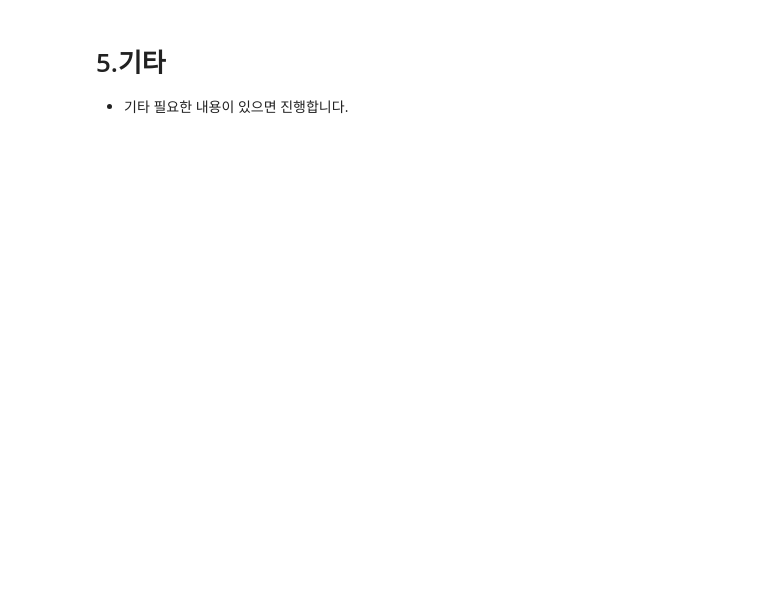
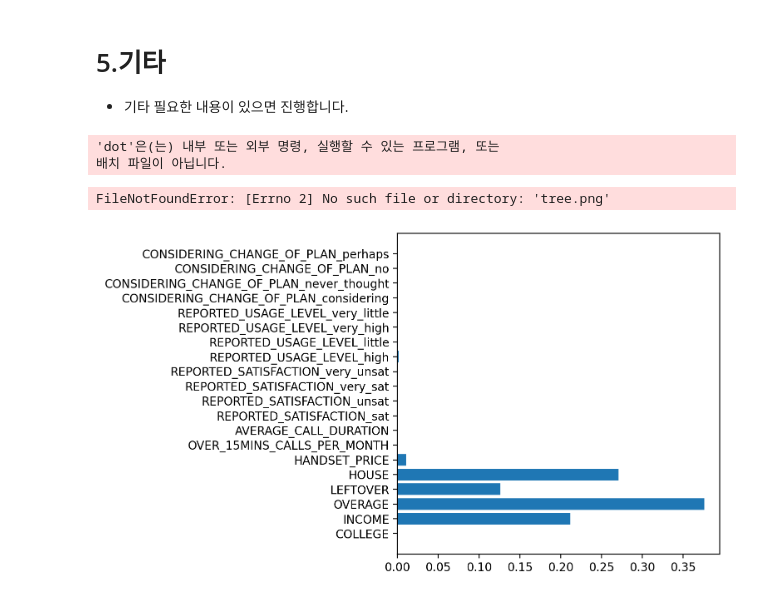
Before and after one commit to junseyeon/Python, a Jupyter notebook: 2023.08.28_머신러닝_실습자료/익히기/실습03_06_결정트리(Mobile).ipynb, the cells around one changed output. Saved outputs shown, nothing was run; the diff lists cells and outputs as text; code cells hidden in the pictures; blank space fills up the shorter version.

```diff
--- a/2023.08.28_머신러닝_실습자료/익히기/실습03_06_결정트리(Mobile).ipynb
+++ b/2023.08.28_머신러닝_실습자료/익히기/실습03_06_결정트리(Mobile).ipynb
@@ -83,10 +146,11 @@ data.corr()
 # %% [markdown]
 **3) 가변수화**
 # %%
-# 가변수화 대상: 'REPORTED_SATISFACTION, REPORTED_USAGE_LEVEL, CONSIDERING_CHANGE_OF_PLAN]
-
+# 가변수화 대상: [REPORTED_SATISFACTION, REPORTED_USAGE_LEVEL, CONSIDERING_CHANGE_OF_PLAN]
+cols = ['REPORTED_SATISFACTION', 'REPORTED_USAGE_LEVEL', 'CONSIDERING_CHANGE_OF_PLAN']
 
 # 가변수화
-
+x = pd.get_dummies( x, columns=cols, drop_first=True)
 
 # 확인
+x.head()
@@ -100,3 +179,9 @@ data.corr()
+# %%
+# 모듈 불러오기
+from sklearn.model_selection import train_test_split
+
+# 7:3으로 분리
+x_train, x_test, y_train, y_test = train_test_split(x,y, test_size=0.3, random_state=1)
 # %% [markdown]
 # 4.모델링
 
@@ -106,4 +193,6 @@ data.corr()
 # %%
 # 2단계: 선언하기
+model = DecisionTreeClassifier(random_state=1, max_depth=5)
 # %%
 # 3단계: 학습하기
+model.fit(x_train, y_train)
@@ -121,0 +223,34 @@ data.corr()
+# %%
+# 트리 시각화
+
+# 시각화 모듈 불러오기
+from sklearn.tree import export_graphviz
+from IPython.display import Image
+
+# 이미지 파일 만들기
+export_graphviz(model,                                 # 모델 이름
+                out_file='tree.dot',                   # 파일 이름
+                feature_names=x.columns,               # Feature 이름
+                class_names=['STAY','LEAVE'],       # Target Class 이름
+                rounded=True,                          # 둥근 테두리
+                precision=2,                           # 불순도 소숫점 자리수
+                filled=True)                           # 박스 내부 채우기
+
+# 파일 변환
+!dot tree.dot -Tpng -otree.png -Gdpi=300
+
+# 이미지 파일 표시
+Image(filename='tree.png')
+# %% [output]
+'dot'은(는) 내부 또는 외부 명령, 실행할 수 있는 프로그램, 또는
+배치 파일이 아닙니다.
+FileNotFoundError: [Errno 2] No such file or directory: 'tree.png'
+# %%
+# 변수 중요도 시각화
+
+# 변수 중요도 총 100%
+plt.figure(figsize=(5, 5))
+plt.barh(list(x), model.feature_importances_)
+plt.show()
+# %% [output]
+[figure, added]
```
Also changed, not shown: parts of 18 cells of this notebook, 5 other files.
